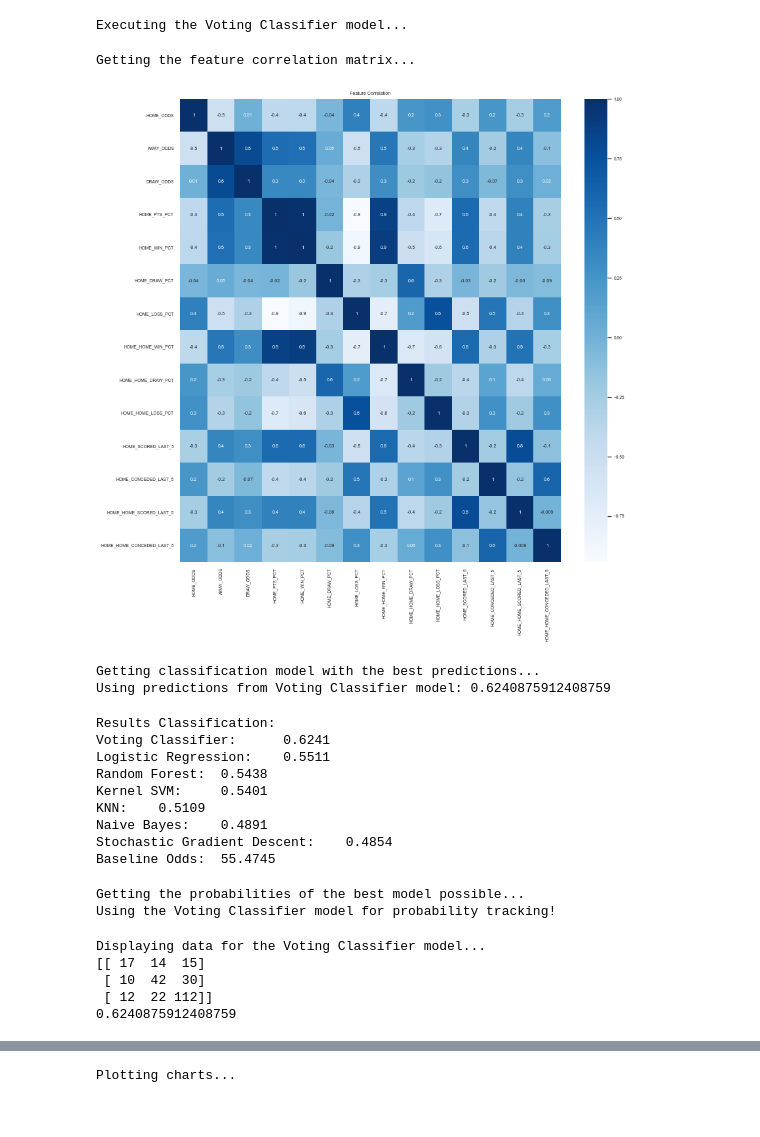
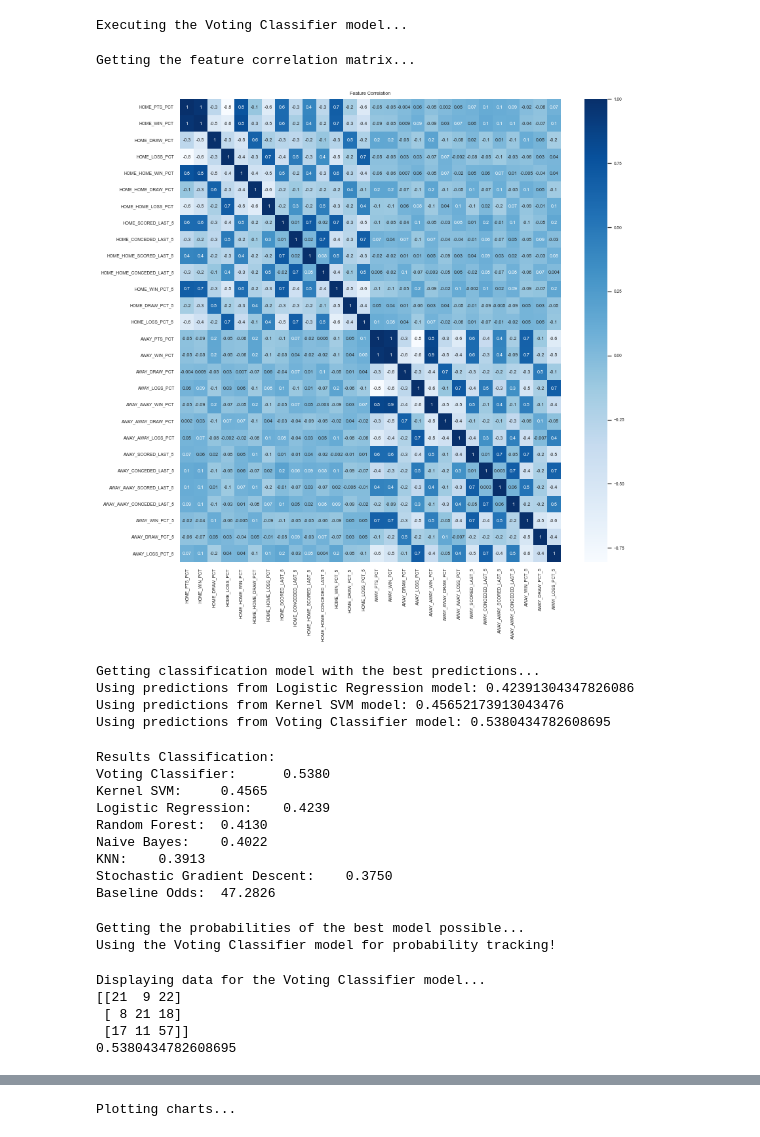
Before and after one commit to caiomelo22/football-predictor, a Jupyter notebook: predictor.ipynb, the cells around one changed output, grey strips where cells are left out. Drawn from its saved outputs; the diff is of its cells as text; code cells hidden in the pictures.

Commit message:
Excluding odds as a model parameter

```diff
--- a/predictor.ipynb
+++ b/predictor.ipynb
@@ -104,10 +104,10 @@ def get_bet_value(prob):
 # %%
 print('\nGetting data for the model...')
 
-season_file = '2014-2022'
+season_file = '2015-2022'
 
-first_season_train = 2014
-last_season_train = 2017
+first_season_train = 2015
+last_season_train = 2020
 
 season = "{}-{}".format(first_season_train, last_season_train)
 
@@ -117,15 +117,15 @@ whole_dataset['GAME_DATE'] = pd.to_datetime(whole_dataset['GAME_DATE']).dt.date
 
 dataset_train = whole_dataset.loc[(whole_dataset['SEASON'] >= first_season_train) & (whole_dataset['SEASON'] <= last_season_train)].reset_index(drop=True)
 
-first_season_test = 2018
-last_season_test = 2018
+first_season_test = 2021
+last_season_test = 2021
 
 dataset = whole_dataset.loc[(whole_dataset['SEASON'] >= first_season_test) & (whole_dataset['SEASON'] <= last_season_test)].reset_index(drop=True)
 
 results = []
 
-X_train = dataset_train.iloc[:, 6:-1].values
-X = dataset.iloc[:, 6:-1].values
+X_train = dataset_train.iloc[:, 9:-1].values
+X = dataset.iloc[:, 9:-1].values
 y = dataset.iloc[:, -1].values
 # %% [output]
 Getting data for the model...
@@ -251,25 +252,25 @@ Executing the Voting Classifier model...
 # %%
 print('\nGetting the feature correlation matrix...')
 
 import seaborn as sns
 
 try:
-    dependent_variables = dataset.iloc[:,5:20]
+    dependent_variables = dataset.iloc[:,9:]
     corrmat = dependent_variables.corr()
     top_corr_features = corrmat.index
     plt.figure(figsize=(13,13))
     title = 'Feature Correlation'
     plt.title(title)
     #plot heat map
     sns.set(font_scale=0.6)
     g=sns.heatmap(dependent_variables.corr(),annot=True,cmap='Blues', fmt='0.1g')
     plt.savefig('charts/{}.png'.format(title.replace(' ','_').lower()), dpi=300)
     plt.show()
 except:
     print('No correlation matrix for the selected model.')
 # %% [output]
 Getting the feature correlation matrix...
-[figure, old version]
+[figure, new version]
 # %%
 directory = f'{default_path}/scalers'
 if not os.path.exists(directory):
@@ -308,7 +309,9 @@ while True:
 results.sort(key=lambda x: x['acc_test'], reverse=True)
 # %% [output]
 Getting classification model with the best predictions...
-Using predictions from Voting Classifier model: 0.6240875912408759
+Using predictions from Logistic Regression model: 0.42391304347826086
+Using predictions from Kernel SVM model: 0.45652173913043476
+Using predictions from Voting Classifier model: 0.5380434782608695
 # %%
 odds_baseline = dataset[((dataset['HOME_ODDS'] <= dataset['AWAY_ODDS']) & (dataset['HOME_ODDS'] <= dataset['DRAW_ODDS']) & (dataset['OUTCOME'] == 'H')) |
                    ((dataset['AWAY_ODDS'] <= dataset['HOME_ODDS']) & (dataset['AWAY_ODDS'] <= dataset['DRAW_ODDS']) & (dataset['OUTCOME'] == 'A')) |
@@ -320,14 +323,14 @@ results.sort(key=lambda x: x['acc_test'], reverse=True)
 print('Baseline Odds:\t{:.4f}'.format(100*len(odds_baseline.index)/len(dataset.index)))
 # %% [output]
 Results Classification:
-Voting Classifier:      0.6241
-Logistic Regression:    0.5511
-Random Forest:  0.5438
-Kernel SVM:     0.5401
-KNN:    0.5109
-Naive Bayes:    0.4891
-Stochastic Gradient Descent:    0.4854
-Baseline Odds:  55.4745
+Voting Classifier:      0.5380
+Kernel SVM:     0.4565
+Logistic Regression:    0.4239
+Random Forest:  0.4130
+Naive Bayes:    0.4022
+KNN:    0.3913
+Stochastic Gradient Descent:    0.3750
+Baseline Odds:  47.2826
 # %%
 print('\nGetting the probabilities of the best model possible...')
 
@@ -349,10 +352,10 @@ print(cm)
 print(acc_score)
 # %% [output]
 Displaying data for the Voting Classifier model...
-[[ 17  14  15]
- [ 10  42  30]
- [ 12  22 112]]
-0.6240875912408759
+[[21  9 22]
+ [ 8 21 18]
+ [17 11 57]]
+0.5380434782608695
 # %%
 for i in range(10):
     print(y_prob[i,:], y_pred[i])
```
Also changed, not shown: parts of 10 cells of this notebook, 2 other files.
